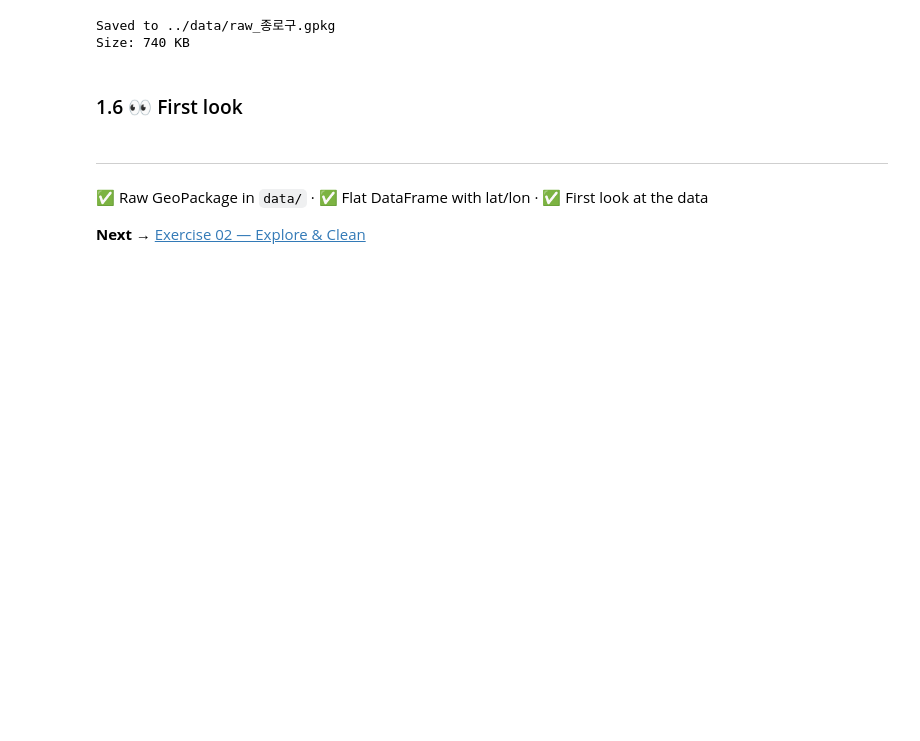
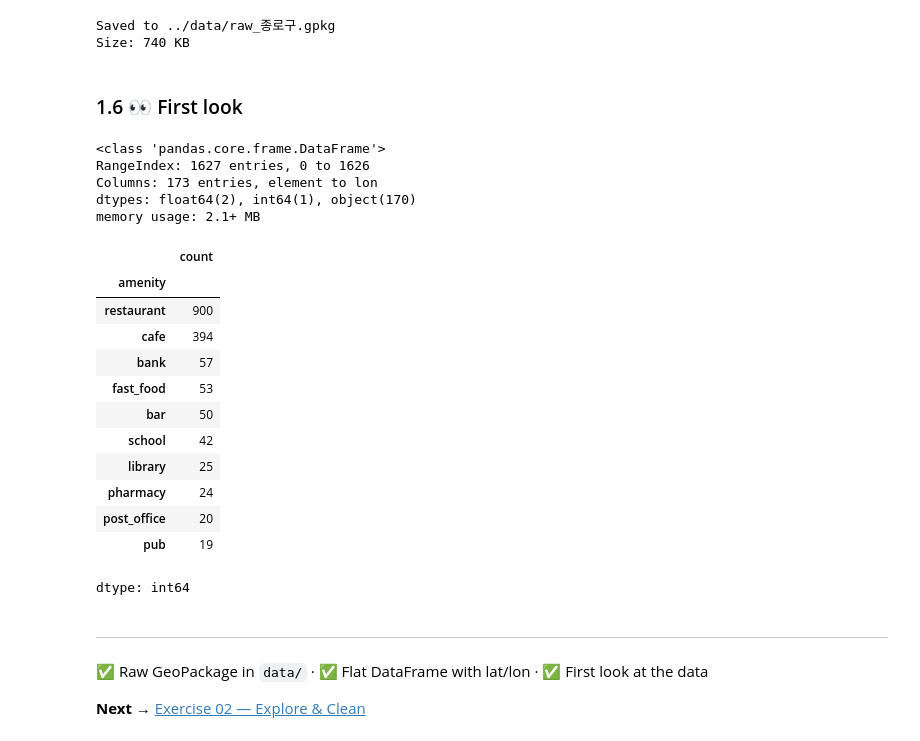
Before and after one commit to modnas-m/edu.eda, a Jupyter notebook: exercises/01_fetch_osm_data.ipynb, the cells around one changed output. Drawn from its saved outputs; the diff is of its cells as text; code cells hidden in the pictures; blank space fills up the shorter version.

```diff
--- a/exercises/01_fetch_osm_data.ipynb
+++ b/exercises/01_fetch_osm_data.ipynb
@@ -267,6 +271,30 @@ Size: 740 KB
 
 # 3. What are the most common amenity types in your city?
 # df["amenity"].value_counts().head(10)
+# %%
+df.info()
+# %% [output]
+<class 'pandas.core.frame.DataFrame'>
+RangeIndex: 1627 entries, 0 to 1626
+Columns: 173 entries, element to lon
+dtypes: float64(2), int64(1), object(170)
+memory usage: 2.1+ MB
+# %%
+df["amenity"].value_counts().head(10)
+# %% [output]
+|  | count |
+| amenity |  |
+| restaurant | 900 |
+| cafe | 394 |
+| bank | 57 |
+| fast_food | 53 |
+| bar | 50 |
+| school | 42 |
+| library | 25 |
+| pharmacy | 24 |
+| post_office | 20 |
+| pub | 19 |
+dtype: int64
 # %% [markdown]
 ---
 
```
Also changed, not shown: parts of 1 cell of this notebook.
